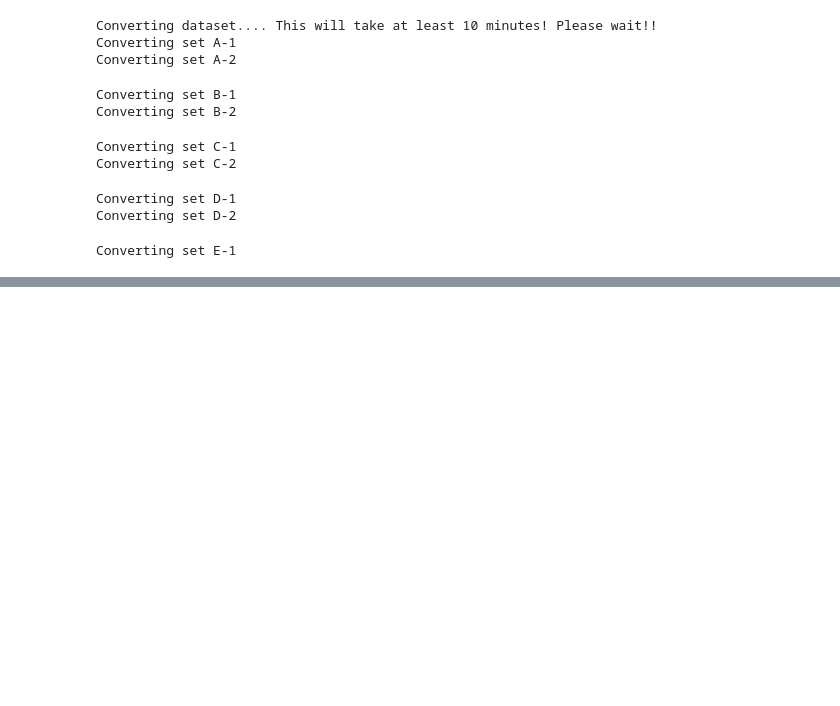
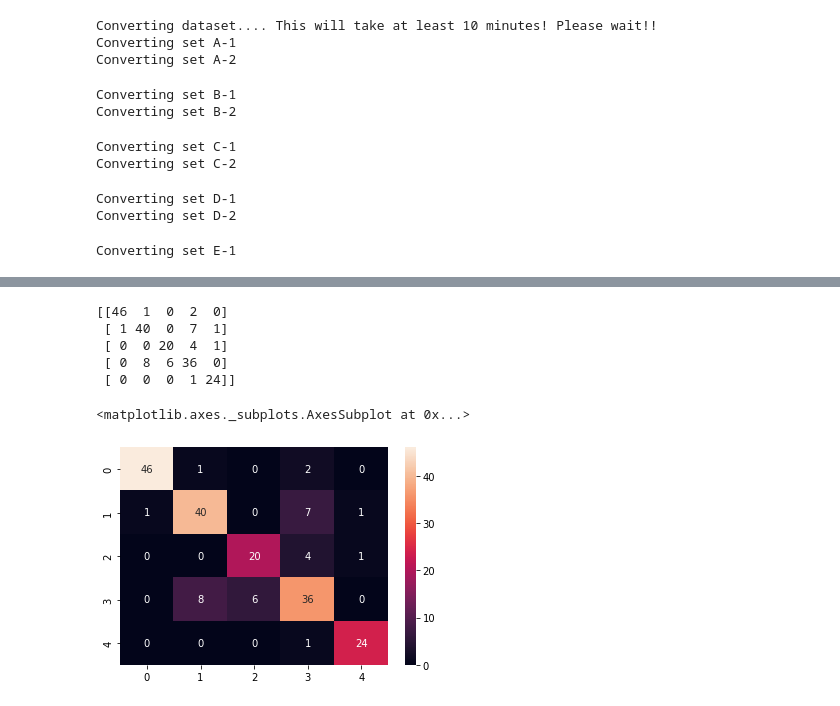
Before and after one commit to k173-x/accent-vgg, a Jupyter notebook: Accent_DL.ipynb, the cells around one changed output, grey strips where cells are left out. Saved outputs shown, nothing was run; the diff lists cells and outputs as text; code cells hidden in the pictures; blank space fills up the shorter version.

```diff
--- a/Accent_DL.ipynb
+++ b/Accent_DL.ipynb
@@ -560,0 +580,14 @@ print (accuracy_score(y_test, predicted))
+# %%
+from sklearn.metrics import confusion_matrix
+from sklearn.metrics import classification_report
+cm = confusion_matrix(y_test,predicted)
+print(cm)
+sns.heatmap(cm,annot=True)
+# %% [output]
+[[46  1  0  2  0]
+ [ 1 40  0  7  1]
+ [ 0  0 20  4  1]
+ [ 0  8  6 36  0]
+ [ 0  0  0  1 24]]
+<matplotlib.axes._subplots.AxesSubplot at 0x...>
+[figure, added]
```
Also changed, not shown: parts of 33 cells of this notebook.
